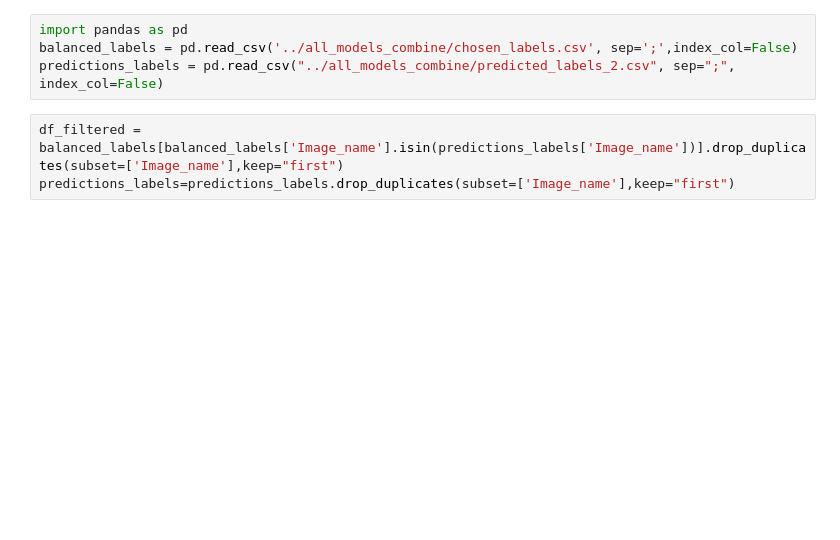
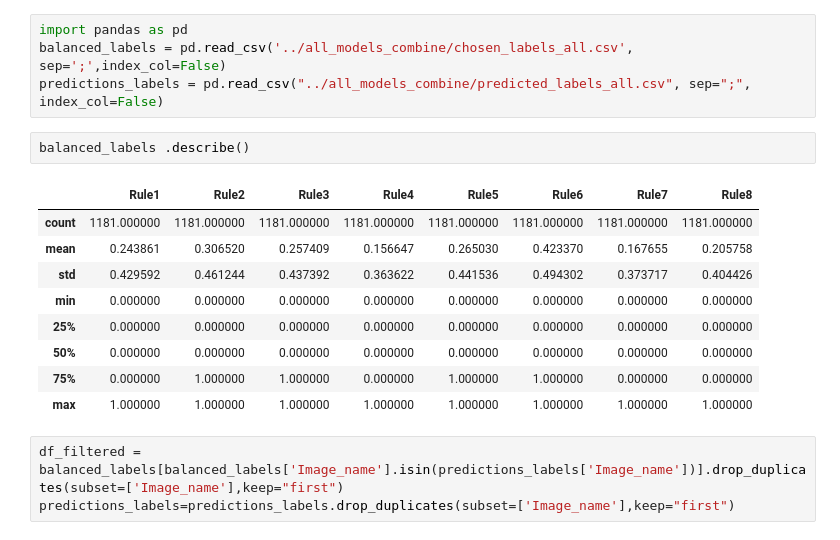
Before and after one commit to B0llerwagen/Data-Science-Case-Studies-SoSe24, a Jupyter notebook: all_models_combine/analyse_predictions.ipynb, the cells around one changed output. Cells and saved outputs as stored; diff of their text form; blank space fills up the shorter version.

```diff
--- a/all_models_combine/analyse_predictions.ipynb
+++ b/all_models_combine/analyse_predictions.ipynb
@@ -1,7 +1,19 @@
 # %%
 import pandas as pd
-balanced_labels = pd.read_csv('../all_models_combine/chosen_labels.csv', sep=';',index_col=False)
-predictions_labels = pd.read_csv("../all_models_combine/predicted_labels_2.csv", sep=";", index_col=False)
+balanced_labels = pd.read_csv('../all_models_combine/chosen_labels_all.csv', sep=';',index_col=False)
+predictions_labels = pd.read_csv("../all_models_combine/predicted_labels_all.csv", sep=";", index_col=False)
+# %%
+balanced_labels	.describe()
+# %% [output]
+|  | Rule1 | Rule2 | Rule3 | Rule4 | Rule5 | Rule6 | Rule7 | Rule8 |
+| count | 1181.000000 | 1181.000000 | 1181.000000 | 1181.000000 | 1181.000000 | 1181.000000 | 1181.000000 | 1181.000000 |
+| mean | 0.243861 | 0.306520 | 0.257409 | 0.156647 | 0.265030 | 0.423370 | 0.167655 | 0.205758 |
+| std | 0.429592 | 0.461244 | 0.437392 | 0.363622 | 0.441536 | 0.494302 | 0.373717 | 0.404426 |
+| min | 0.000000 | 0.000000 | 0.000000 | 0.000000 | 0.000000 | 0.000000 | 0.000000 | 0.000000 |
+| 25% | 0.000000 | 0.000000 | 0.000000 | 0.000000 | 0.000000 | 0.000000 | 0.000000 | 0.000000 |
+| 50% | 0.000000 | 0.000000 | 0.000000 | 0.000000 | 0.000000 | 0.000000 | 0.000000 | 0.000000 |
+| 75% | 0.000000 | 1.000000 | 1.000000 | 0.000000 | 1.000000 | 1.000000 | 0.000000 | 0.000000 |
+| max | 1.000000 | 1.000000 | 1.000000 | 1.000000 | 1.000000 | 1.000000 | 1.000000 | 1.000000 |
 # %%
 df_filtered = balanced_labels[balanced_labels['Image_name'].isin(predictions_labels['Image_name'])].drop_duplicates(subset=['Image_name'],keep="first")
 predictions_labels=predictions_labels.drop_duplicates(subset=['Image_name'],keep="first")
```
Also changed, not shown: parts of 4 cells of this notebook, 5 other files.
